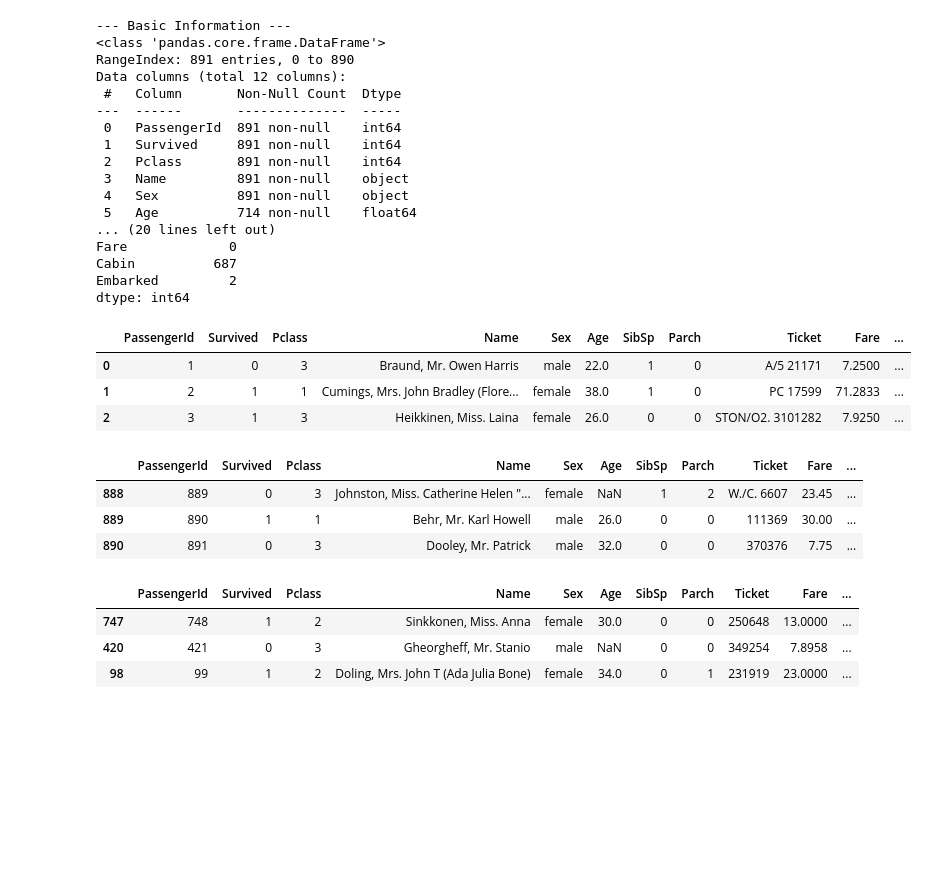
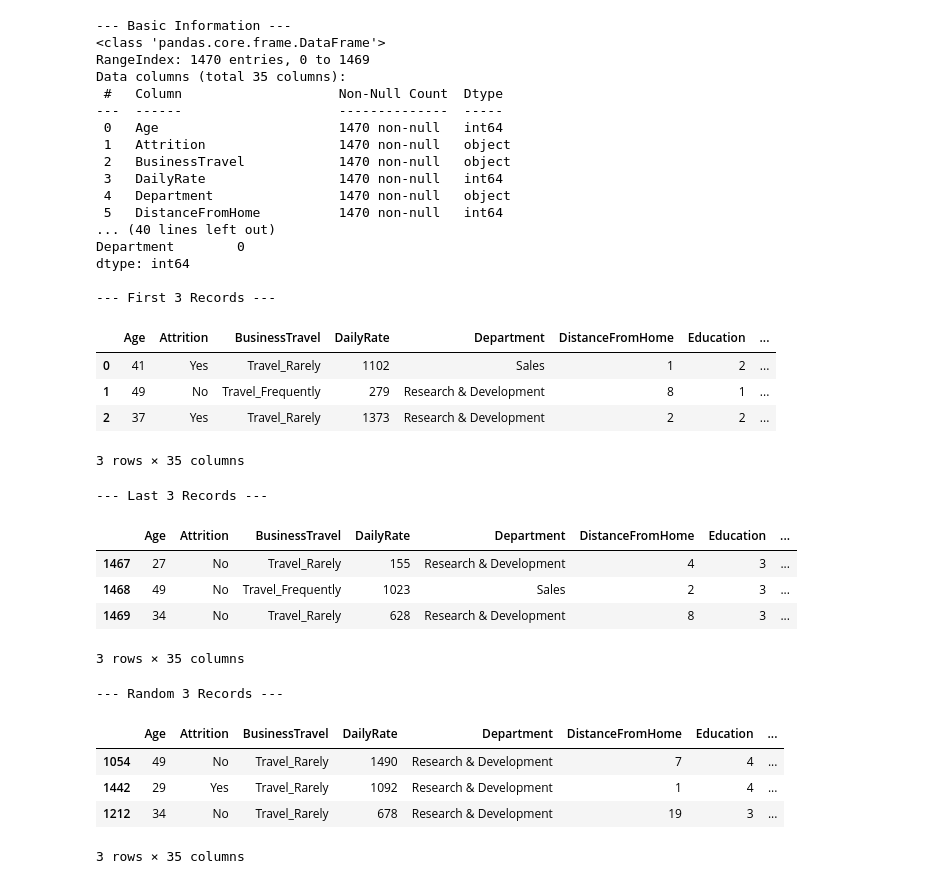
Before and after one commit to AbhinandLaji/Ai-Ml-lab, a Jupyter notebook: AI_Cycle_1.ipynb, the cells around one changed output. Saved outputs shown, nothing was run; the diff lists cells and outputs as text; code cells hidden in the pictures; blank space fills up the shorter version.

```diff
--- a/AI_Cycle_1.ipynb
+++ b/AI_Cycle_1.ipynb
@@ -3,55 +3,63 @@
 # %%
 import pandas as pd
 import numpy as np
 import matplotlib.pyplot as plt
 import seaborn as sns
 
 # Q1. Load a dataset and display basic info
-url = 'https://raw.githubusercontent.com/datasciencedojo/datasets/master/titanic.csv'
+url = 'https://raw.githubusercontent.com/IBM/employee-attrition-aif360/master/data/emp_attrition.csv'
 df = pd.read_csv(url)
 
 print("--- Basic Information ---")
 df.info()
 
 # Q2. Identify rows, columns, data types, and missing values
-print(f"\\nNumber of Rows: {df.shape[0]}")
+print(f"\nNumber of Rows: {df.shape[0]}")
 print(f"Number of Columns: {df.shape[1]}")
-print("\\nMissing Values per Column:")
-print(df.isnull().sum())
+print("\nMissing Values per Column (First 5):")
+print(df.isnull().sum().head())
 
 # Q3. Exploratory Data Inspection
-display(df.head(3))   # First records
-display(df.tail(3))   # Last records
-display(df.sample(3)) # Random records
+print("\n--- First 3 Records ---")
+display(df.head(3))
+print("\n--- Last 3 Records ---")
+display(df.tail(3))
+print("\n--- Random 3 Records ---")
+display(df.sample(3))
 # %% [output]
 --- Basic Information ---
 <class 'pandas.core.frame.DataFrame'>
-RangeIndex: 891 entries, 0 to 890
-Data columns (total 12 columns):
- #   Column       Non-Null Count  Dtype
----  ------       --------------  -----
- 0   PassengerId  891 non-null    int64
- 1   Survived     891 non-null    int64
- 2   Pclass       891 non-null    int64
- 3   Name         891 non-null    object
- 4   Sex          891 non-null    object
- 5   Age          714 non-null    float64
-... (20 lines left out)
-Fare             0
-Cabin          687
-Embarked         2
+RangeIndex: 1470 entries, 0 to 1469
+Data columns (total 35 columns):
+ #   Column                    Non-Null Count  Dtype
+---  ------                    --------------  -----
+ 0   Age                       1470 non-null   int64
+ 1   Attrition                 1470 non-null   object
+ 2   BusinessTravel            1470 non-null   object
+ 3   DailyRate                 1470 non-null   int64
+ 4   Department                1470 non-null   object
+ 5   DistanceFromHome          1470 non-null   int64
+... (40 lines left out)
+Department        0
 dtype: int64
+
+--- First 3 Records ---
-|  | PassengerId | Survived | Pclass | Name | Sex | Age | SibSp | Parch | Ticket | Fare | ... |
-| 0 | 1 | 0 | 3 | Braund, Mr. Owen Harris | male | 22.0 | 1 | 0 | A/5 21171 | 7.2500 | ... |
-| 1 | 2 | 1 | 1 | Cumings, Mrs. John Bradley (Flore... | female | 38.0 | 1 | 0 | PC 17599 | 71.2833 | ... |
-| 2 | 3 | 1 | 3 | Heikkinen, Miss. Laina | female | 26.0 | 0 | 0 | STON/O2. 3101282 | 7.9250 | ... |
+|  | Age | Attrition | BusinessTravel | DailyRate | Department | DistanceFromHome | Education | ... |
+| 0 | 41 | Yes | Travel_Rarely | 1102 | Sales | 1 | 2 | ... |
+| 1 | 49 | No | Travel_Frequently | 279 | Research & Development | 8 | 1 | ... |
+| 2 | 37 | Yes | Travel_Rarely | 1373 | Research & Development | 2 | 2 | ... |
+3 rows × 35 columns
+--- Last 3 Records ---
-|  | PassengerId | Survived | Pclass | Name | Sex | Age | SibSp | Parch | Ticket | Fare | ... |
-| 888 | 889 | 0 | 3 | Johnston, Miss. Catherine Helen "... | female | NaN | 1 | 2 | W./C. 6607 | 23.45 | ... |
-| 889 | 890 | 1 | 1 | Behr, Mr. Karl Howell | male | 26.0 | 0 | 0 | 111369 | 30.00 | ... |
-| 890 | 891 | 0 | 3 | Dooley, Mr. Patrick | male | 32.0 | 0 | 0 | 370376 | 7.75 | ... |
+|  | Age | Attrition | BusinessTravel | DailyRate | Department | DistanceFromHome | Education | ... |
+| 1467 | 27 | No | Travel_Rarely | 155 | Research & Development | 4 | 3 | ... |
+| 1468 | 49 | No | Travel_Frequently | 1023 | Sales | 2 | 3 | ... |
+| 1469 | 34 | No | Travel_Rarely | 628 | Research & Development | 8 | 3 | ... |
+3 rows × 35 columns
+--- Random 3 Records ---
-|  | PassengerId | Survived | Pclass | Name | Sex | Age | SibSp | Parch | Ticket | Fare | ... |
-| 747 | 748 | 1 | 2 | Sinkkonen, Miss. Anna | female | 30.0 | 0 | 0 | 250648 | 13.0000 | ... |
-| 420 | 421 | 0 | 3 | Gheorgheff, Mr. Stanio | male | NaN | 0 | 0 | 349254 | 7.8958 | ... |
-| 98 | 99 | 1 | 2 | Doling, Mrs. John T (Ada Julia Bone) | female | 34.0 | 0 | 1 | 231919 | 23.0000 | ... |
+|  | Age | Attrition | BusinessTravel | DailyRate | Department | DistanceFromHome | Education | ... |
+| 1054 | 49 | No | Travel_Rarely | 1490 | Research & Development | 7 | 4 | ... |
+| 1442 | 29 | Yes | Travel_Rarely | 1092 | Research & Development | 1 | 4 | ... |
+| 1212 | 34 | No | Travel_Rarely | 678 | Research & Development | 19 | 3 | ... |
+3 rows × 35 columns
 # %%
 print("--- Q4: Handling Missing Values ---")
```
Also changed, not shown: parts of 5 cells of this notebook.
